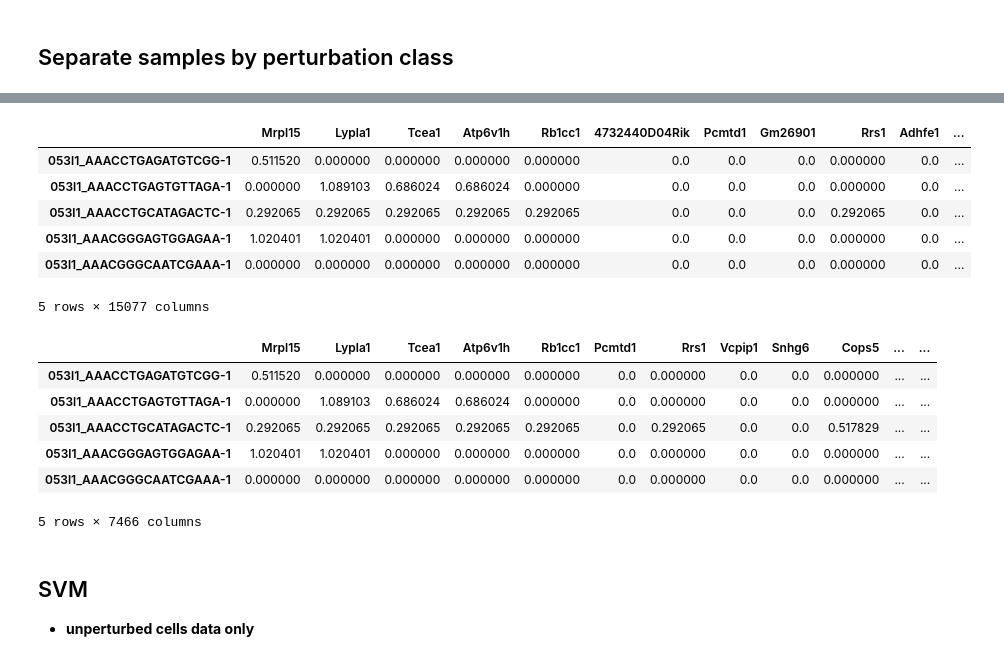
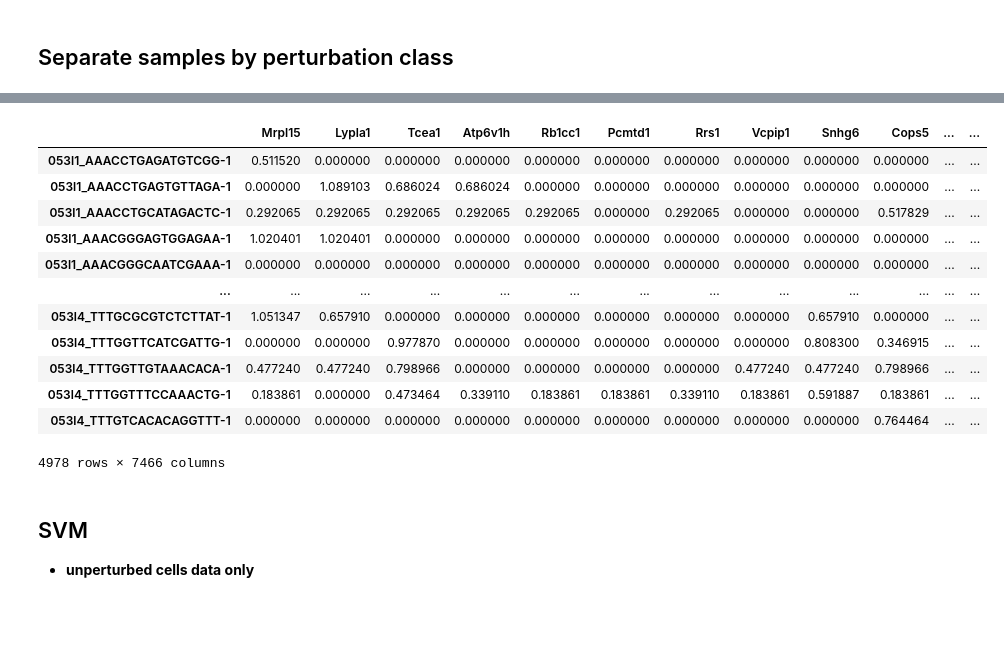
Before and after one commit to amandakhoo/CIDS2023, a Jupyter notebook: classifer.ipynb, the cells around one changed output, grey strips where cells are left out. Drawn from its saved outputs; the diff is of its cells as text; code cells hidden in the pictures; blank space fills up the shorter version.

```diff
--- a/classifer.ipynb
+++ b/classifer.ipynb
@@ -84,23 +103,22 @@ unpert_sample_in = df_cond[df_cond['condition'] == 'Unperturbed'].index
 # %%
 df_unpert = normdf.filter(unpert_sample_in, axis = 0)
-df_unpert.head()
+filter(df_unpert)
 # %% [output]
-|  | Mrpl15 | Lypla1 | Tcea1 | Atp6v1h | Rb1cc1 | 4732440D04Rik | Pcmtd1 | Gm26901 | Rrs1 | Adhfe1 | ... |
-| 053l1_AAACCTGAGATGTCGG-1 | 0.511520 | 0.000000 | 0.000000 | 0.000000 | 0.000000 | 0.0 | 0.0 | 0.0 | 0.000000 | 0.0 | ... |
-| 053l1_AAACCTGAGTGTTAGA-1 | 0.000000 | 1.089103 | 0.686024 | 0.686024 | 0.000000 | 0.0 | 0.0 | 0.0 | 0.000000 | 0.0 | ... |
-| 053l1_AAACCTGCATAGACTC-1 | 0.292065 | 0.292065 | 0.292065 | 0.292065 | 0.292065 | 0.0 | 0.0 | 0.0 | 0.292065 | 0.0 | ... |
-| 053l1_AAACGGGAGTGGAGAA-1 | 1.020401 | 1.020401 | 0.000000 | 0.000000 | 0.000000 | 0.0 | 0.0 | 0.0 | 0.000000 | 0.0 | ... |
-| 053l1_AAACGGGCAATCGAAA-1 | 0.000000 | 0.000000 | 0.000000 | 0.000000 | 0.000000 | 0.0 | 0.0 | 0.0 | 0.000000 | 0.0 | ... |
+|  | Mrpl15 | Lypla1 | Tcea1 | Atp6v1h | Rb1cc1 | Pcmtd1 | Rrs1 | Vcpip1 | Snhg6 | Cops5 | ... | ... |
+| 053l1_AAACCTGAGATGTCGG-1 | 0.511520 | 0.000000 | 0.000000 | 0.000000 | 0.000000 | 0.000000 | 0.000000 | 0.000000 | 0.000000 | 0.000000 | ... | ... |
+| 053l1_AAACCTGAGTGTTAGA-1 | 0.000000 | 1.089103 | 0.686024 | 0.686024 | 0.000000 | 0.000000 | 0.000000 | 0.000000 | 0.000000 | 0.000000 | ... | ... |
+| 053l1_AAACCTGCATAGACTC-1 | 0.292065 | 0.292065 | 0.292065 | 0.292065 | 0.292065 | 0.000000 | 0.292065 | 0.000000 | 0.000000 | 0.517829 | ... | ... |
+| 053l1_AAACGGGAGTGGAGAA-1 | 1.020401 | 1.020401 | 0.000000 | 0.000000 | 0.000000 | 0.000000 | 0.000000 | 0.000000 | 0.000000 | 0.000000 | ... | ... |
+| 053l1_AAACGGGCAATCGAAA-1 | 0.000000 | 0.000000 | 0.000000 | 0.000000 | 0.000000 | 0.000000 | 0.000000 | 0.000000 | 0.000000 | 0.000000 | ... | ... |
+| ... | ... | ... | ... | ... | ... | ... | ... | ... | ... | ... | ... | ... |
+| 053l4_TTTGCGCGTCTCTTAT-1 | 1.051347 | 0.657910 | 0.000000 | 0.000000 | 0.000000 | 0.000000 | 0.000000 | 0.000000 | 0.657910 | 0.000000 | ... | ... |
+| 053l4_TTTGGTTCATCGATTG-1 | 0.000000 | 0.000000 | 0.977870 | 0.000000 | 0.000000 | 0.000000 | 0.000000 | 0.000000 | 0.808300 | 0.346915 | ... | ... |
+| 053l4_TTTGGTTGTAAACACA-1 | 0.477240 | 0.477240 | 0.798966 | 0.000000 | 0.000000 | 0.000000 | 0.000000 | 0.477240 | 0.477240 | 0.798966 | ... | ... |
+| 053l4_TTTGGTTTCCAAACTG-1 | 0.183861 | 0.000000 | 0.473464 | 0.339110 | 0.183861 | 0.183861 | 0.339110 | 0.183861 | 0.591887 | 0.183861 | ... | ... |
+| 053l4_TTTGTCACACAGGTTT-1 | 0.000000 | 0.000000 | 0.000000 | 0.000000 | 0.000000 | 0.000000 | 0.000000 | 0.000000 | 0.000000 | 0.764464 | ... | ... |
-5 rows × 15077 columns
+4978 rows × 7466 columns
 # %%
 df_unpert_labels = adata.obs['state'].filter(unpert_sample_in, axis = 0)
 # %%
-filter(df_unpert).head()
+#filter(df_unpert).to_csv('./data/unperturbed_filtered.csv', index= None)
+df_unpert_labels.to_csv('./data/unperturbed_filtered_labels.csv', index = None)
-# %% [output]
-|  | Mrpl15 | Lypla1 | Tcea1 | Atp6v1h | Rb1cc1 | Pcmtd1 | Rrs1 | Vcpip1 | Snhg6 | Cops5 | ... | ... |
-| 053l1_AAACCTGAGATGTCGG-1 | 0.511520 | 0.000000 | 0.000000 | 0.000000 | 0.000000 | 0.0 | 0.000000 | 0.0 | 0.0 | 0.000000 | ... | ... |
-| 053l1_AAACCTGAGTGTTAGA-1 | 0.000000 | 1.089103 | 0.686024 | 0.686024 | 0.000000 | 0.0 | 0.000000 | 0.0 | 0.0 | 0.000000 | ... | ... |
-| 053l1_AAACCTGCATAGACTC-1 | 0.292065 | 0.292065 | 0.292065 | 0.292065 | 0.292065 | 0.0 | 0.292065 | 0.0 | 0.0 | 0.517829 | ... | ... |
-| 053l1_AAACGGGAGTGGAGAA-1 | 1.020401 | 1.020401 | 0.000000 | 0.000000 | 0.000000 | 0.0 | 0.000000 | 0.0 | 0.0 | 0.000000 | ... | ... |
-| 053l1_AAACGGGCAATCGAAA-1 | 0.000000 | 0.000000 | 0.000000 | 0.000000 | 0.000000 | 0.0 | 0.000000 | 0.0 | 0.0 | 0.000000 | ... | ... |
-5 rows × 7466 columns
```
Also changed, not shown: parts of 23 cells of this notebook, 4 other files.
